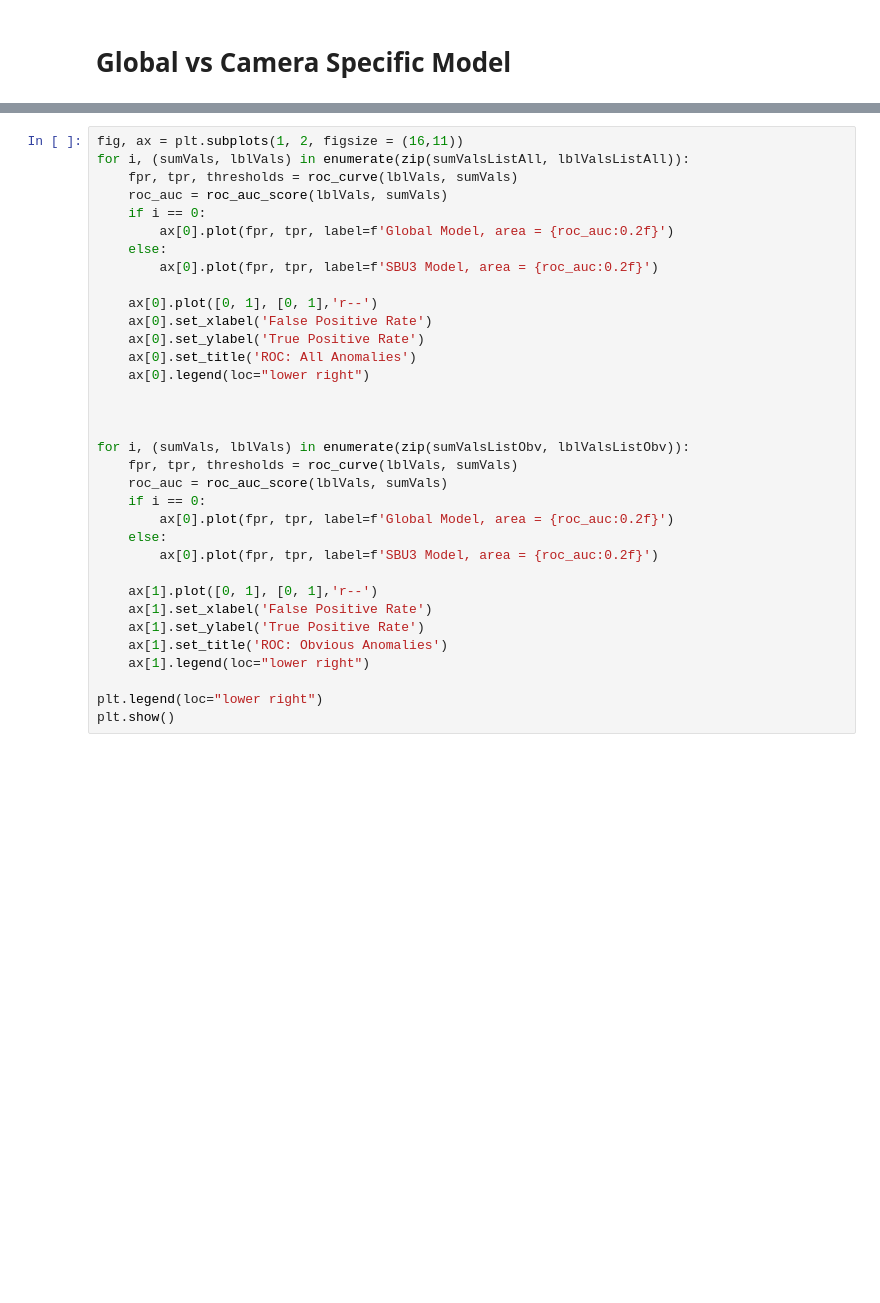
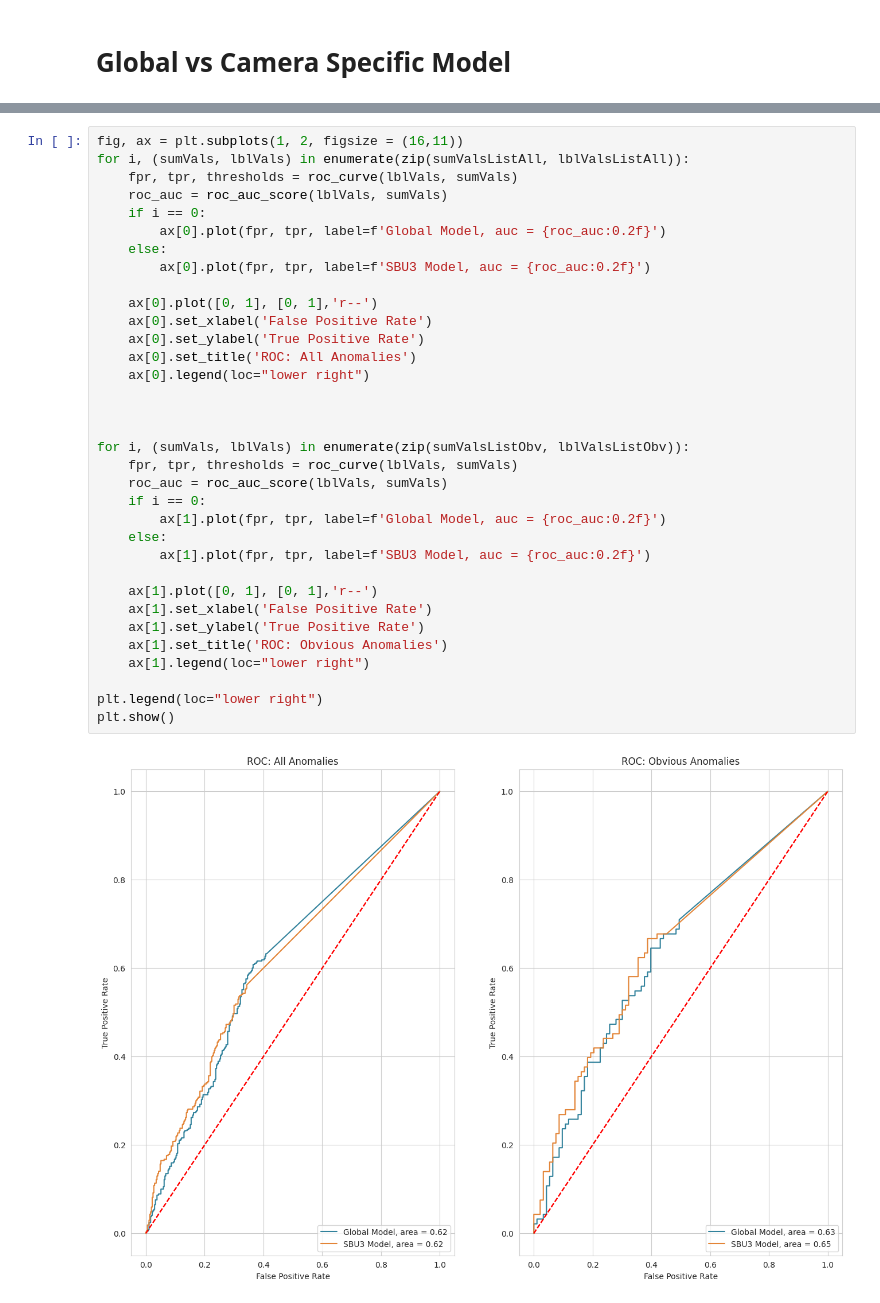
Before and after one commit to klusertim/heronWorkspace, a Jupyter notebook: 2_postProcessing/postProcess2.ipynb, the cells around one changed output, grey strips where cells are left out. Cells and saved outputs as stored; diff of their text form; blank space fills up the shorter version.

```diff
--- a/2_postProcessing/postProcess2.ipynb
+++ b/2_postProcessing/postProcess2.ipynb
@@ -114,34 +121,36 @@ Length of dataset: 740
 # %%
 fig, ax = plt.subplots(1, 2, figsize = (16,11))
 for i, (sumVals, lblVals) in enumerate(zip(sumValsListAll, lblValsListAll)):
     fpr, tpr, thresholds = roc_curve(lblVals, sumVals)
     roc_auc = roc_auc_score(lblVals, sumVals)
     if i == 0:
-        ax[0].plot(fpr, tpr, label=f'Global Model, area = {roc_auc:0.2f}')
+        ax[0].plot(fpr, tpr, label=f'Global Model, auc = {roc_auc:0.2f}')
     else:
-        ax[0].plot(fpr, tpr, label=f'SBU3 Model, area = {roc_auc:0.2f}')
+        ax[0].plot(fpr, tpr, label=f'SBU3 Model, auc = {roc_auc:0.2f}')
 
     ax[0].plot([0, 1], [0, 1],'r--')
     ax[0].set_xlabel('False Positive Rate')
     ax[0].set_ylabel('True Positive Rate')
     ax[0].set_title('ROC: All Anomalies')
     ax[0].legend(loc="lower right")
 
 
 
 for i, (sumVals, lblVals) in enumerate(zip(sumValsListObv, lblValsListObv)):
     fpr, tpr, thresholds = roc_curve(lblVals, sumVals)
     roc_auc = roc_auc_score(lblVals, sumVals)
     if i == 0:
-        ax[0].plot(fpr, tpr, label=f'Global Model, area = {roc_auc:0.2f}')
+        ax[1].plot(fpr, tpr, label=f'Global Model, auc = {roc_auc:0.2f}')
     else:
-        ax[0].plot(fpr, tpr, label=f'SBU3 Model, area = {roc_auc:0.2f}')
+        ax[1].plot(fpr, tpr, label=f'SBU3 Model, auc = {roc_auc:0.2f}')
 
     ax[1].plot([0, 1], [0, 1],'r--')
     ax[1].set_xlabel('False Positive Rate')
     ax[1].set_ylabel('True Positive Rate')
     ax[1].set_title('ROC: Obvious Anomalies')
     ax[1].legend(loc="lower right")
 
 plt.legend(loc="lower right")
 plt.show()
+# %% [output]
+[figure, added]
```
Also changed, not shown: parts of 11 cells of this notebook, 44 other files.
